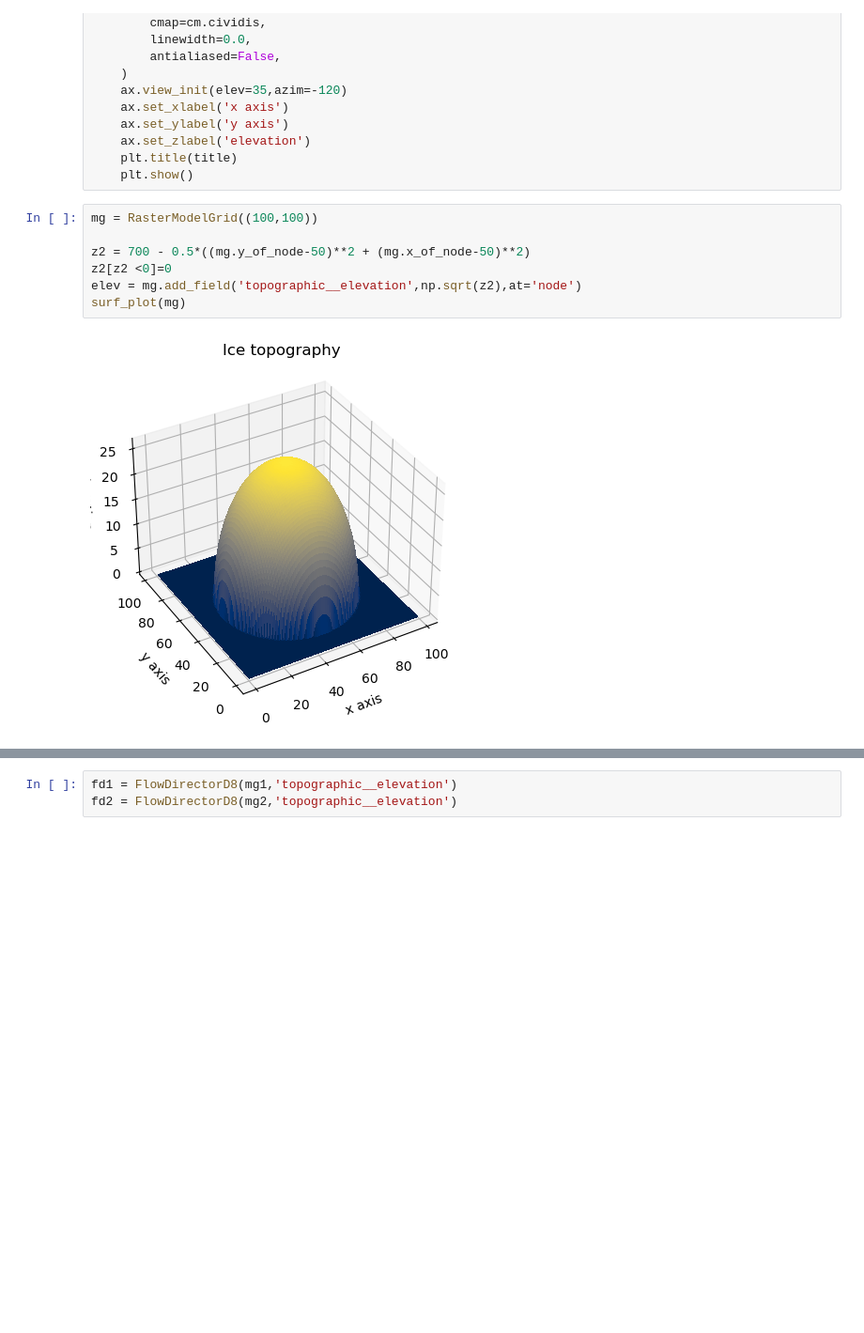
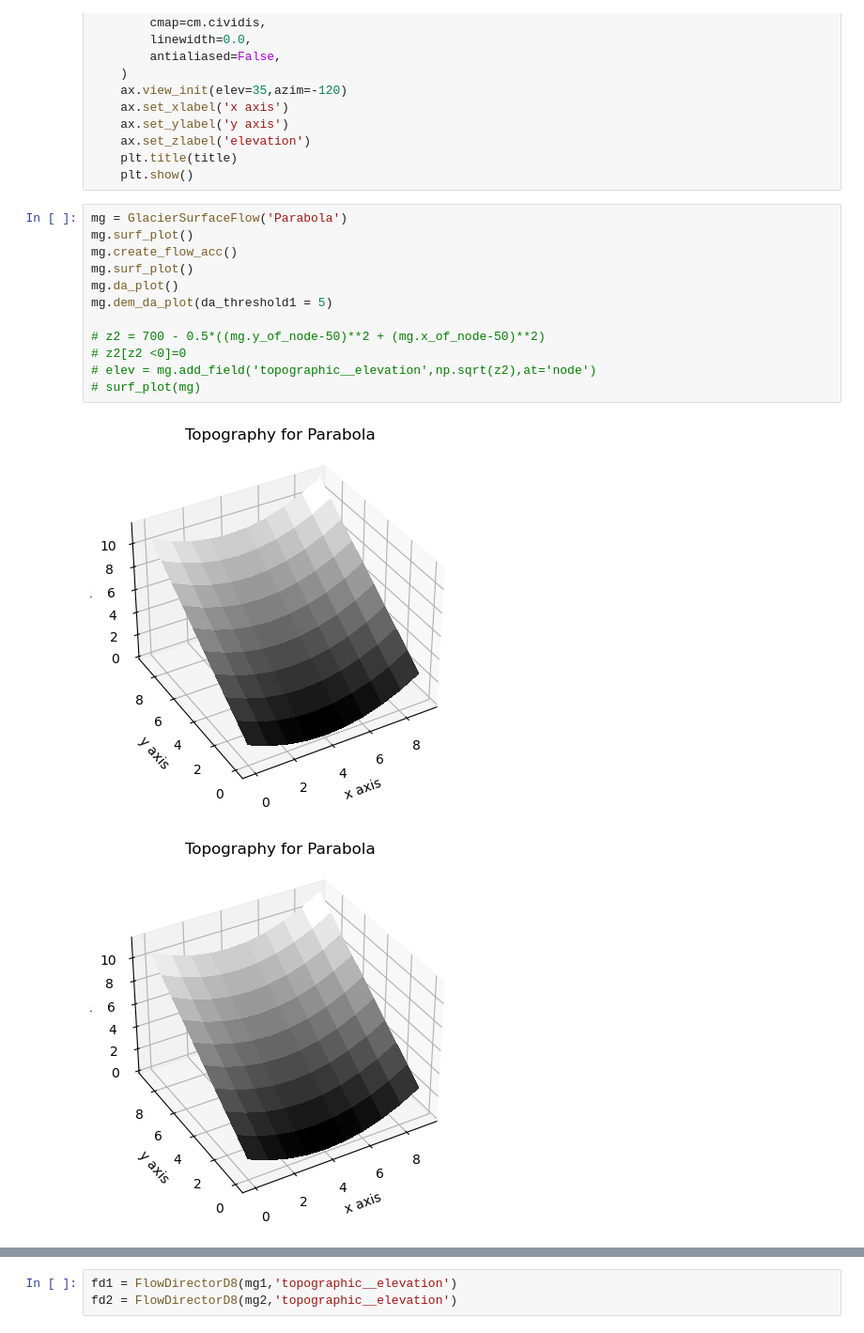
Before and after one commit to csdms-espin/ESPIn_2023_glacial_water_routing, a Jupyter notebook: MeltwaterRunoff.ipynb, the cells around one changed output, grey strips where cells are left out. Shown at 94% size. Cells and saved outputs as stored; diff of their text form; blank space fills up the shorter version.

```diff
--- a/MeltwaterRunoff.ipynb
+++ b/MeltwaterRunoff.ipynb
@@ -137,11 +203,17 @@ def surf_plot(mg,surface='topographic__elevation',title='Ice topography'):
     plt.title(title)
     plt.show()
 # %%
-mg = RasterModelGrid((100,100))
+mg = GlacierSurfaceFlow('Parabola')
+mg.surf_plot()
+mg.create_flow_acc()
+mg.surf_plot()
+mg.da_plot()
+mg.dem_da_plot(da_threshold1 = 5)
 
-z2 = 700 - 0.5*((mg.y_of_node-50)**2 + (mg.x_of_node-50)**2)
-z2[z2 <0]=0
-elev = mg.add_field('topographic__elevation',np.sqrt(z2),at='node')
-surf_plot(mg)
+# z2 = 700 - 0.5*((mg.y_of_node-50)**2 + (mg.x_of_node-50)**2)
+# z2[z2 <0]=0
+# elev = mg.add_field('topographic__elevation',np.sqrt(z2),at='node')
+# surf_plot(mg)
 # %% [output]
-[figure, old version]
+[figure, new version]
+[figure, added]
```
Also changed, not shown: parts of 25 cells of this notebook.
